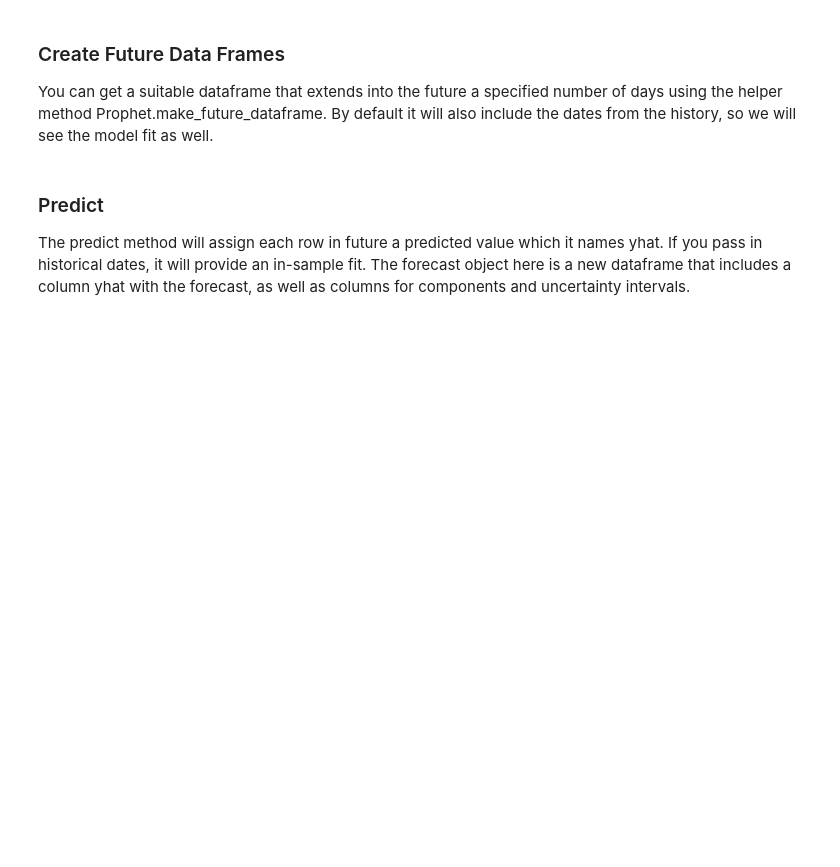
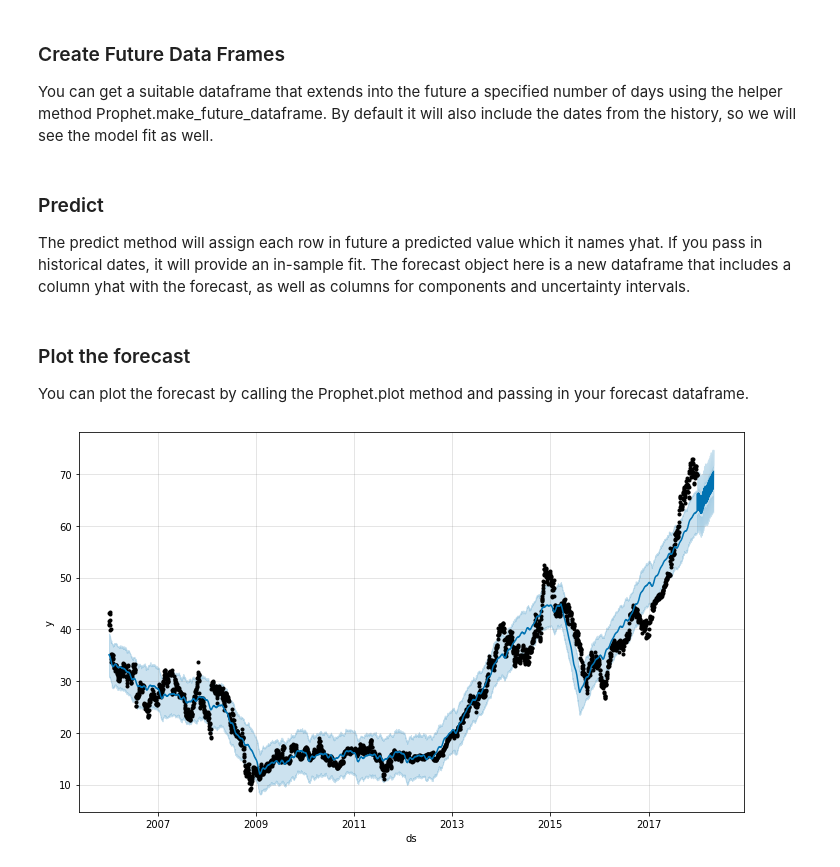
Before and after one commit to vensr/prophet-time-series-forecast, a Jupyter notebook: Amazon Shares Forecast.ipynb, the cells around one changed output. Saved outputs shown, nothing was run; the diff lists cells and outputs as text; code cells hidden in the pictures; blank space fills up the shorter version.

Commit message:
prophet example commit with readme file and changes

```diff
--- a/Amazon Shares Forecast.ipynb
+++ b/Amazon Shares Forecast.ipynb
@@ -52,3 +52,11 @@ future = model.make_future_dataframe(periods=120)
 The predict method will assign each row in future a predicted value which it names yhat. If you pass in historical dates, it will provide an in-sample fit. The forecast object here is a new dataframe that includes a column yhat with the forecast, as well as columns for components and uncertainty intervals.
 # %%
 forecast = model.predict(future)
+# %% [markdown]
+### Plot the forecast
+
+You can plot the forecast by calling the Prophet.plot method and passing in your forecast dataframe.
+# %%
+plot = model.plot(forecast)
+# %% [output]
+[figure, added]
```
Also changed, not shown: parts of 4 cells of this notebook, 3 other files.
